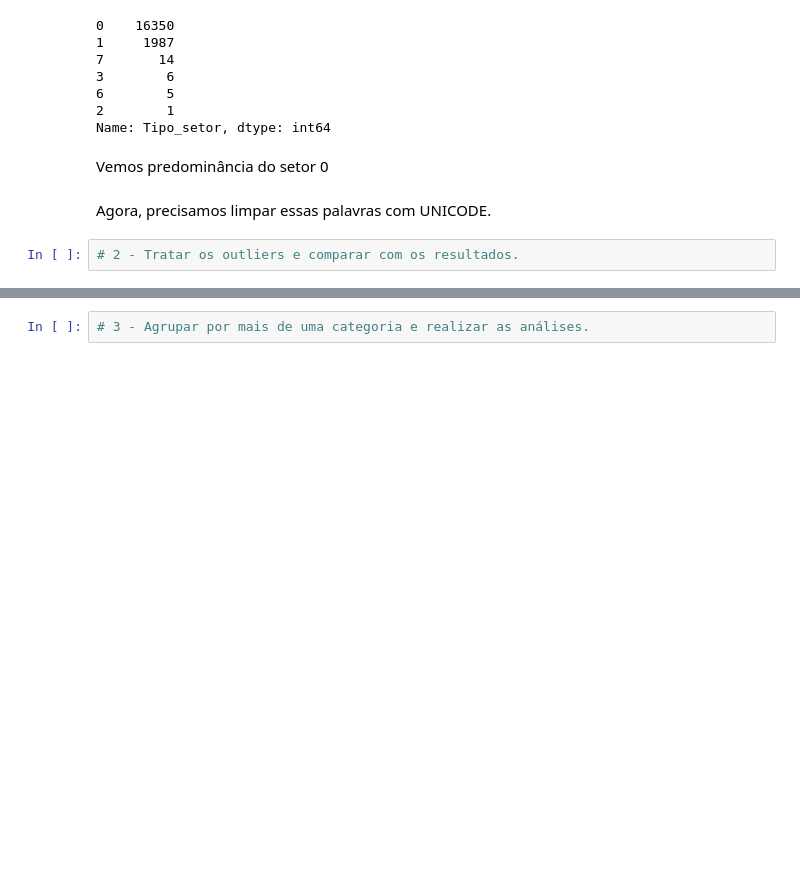
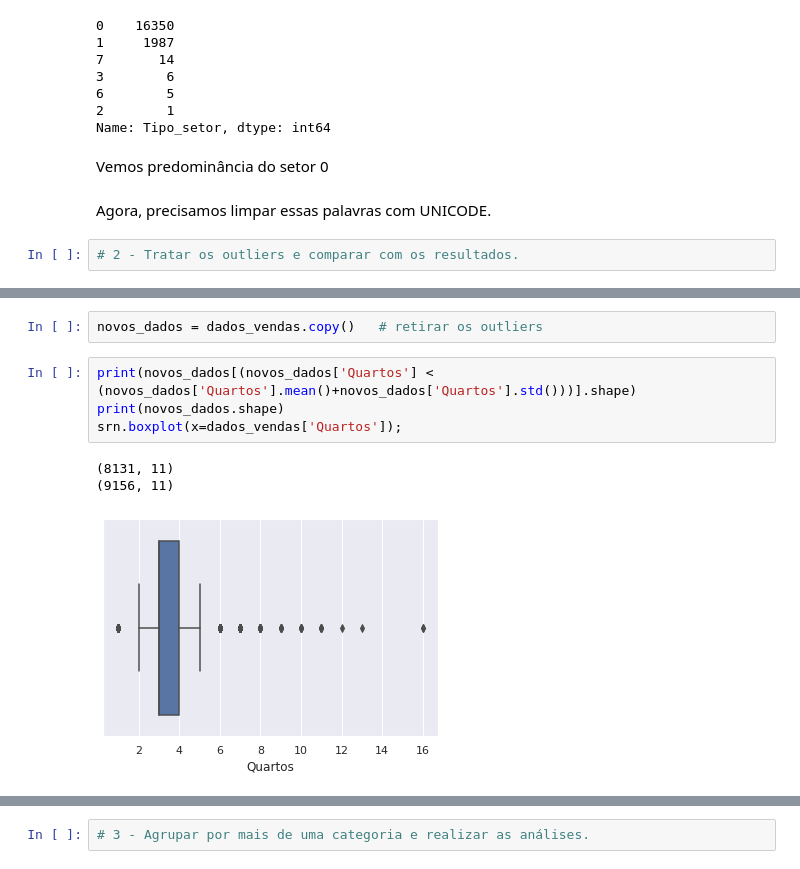
Before and after one commit to njuliacsouza/imersaoDADOS_Alura4, a Jupyter notebook: desafios/Imersao_dados_4_aula03.ipynb, the cells around one changed output, grey strips where cells are left out. Drawn from its saved outputs; the diff is of its cells as text; blank space fills up the shorter version.

```diff
--- a/desafios/Imersao_dados_4_aula03.ipynb
+++ b/desafios/Imersao_dados_4_aula03.ipynb
@@ -376,0 +386,10 @@ Agora, precisamos limpar essas palavras com UNICODE.
+# %%
+novos_dados = dados_vendas.copy()   # retirar os outliers
+# %%
+print(novos_dados[(novos_dados['Quartos'] < (novos_dados['Quartos'].mean()+novos_dados['Quartos'].std()))].shape)
+print(novos_dados.shape)
+srn.boxplot(x=dados_vendas['Quartos']);
+# %% [output]
+(8131, 11)
+(9156, 11)
+[figure, added]
```
Also changed, not shown: parts of 9 cells of this notebook.
